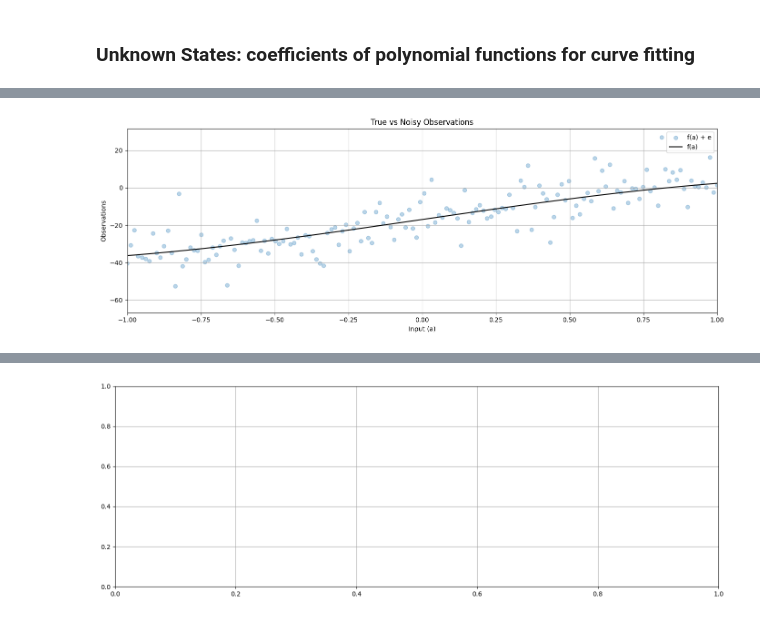
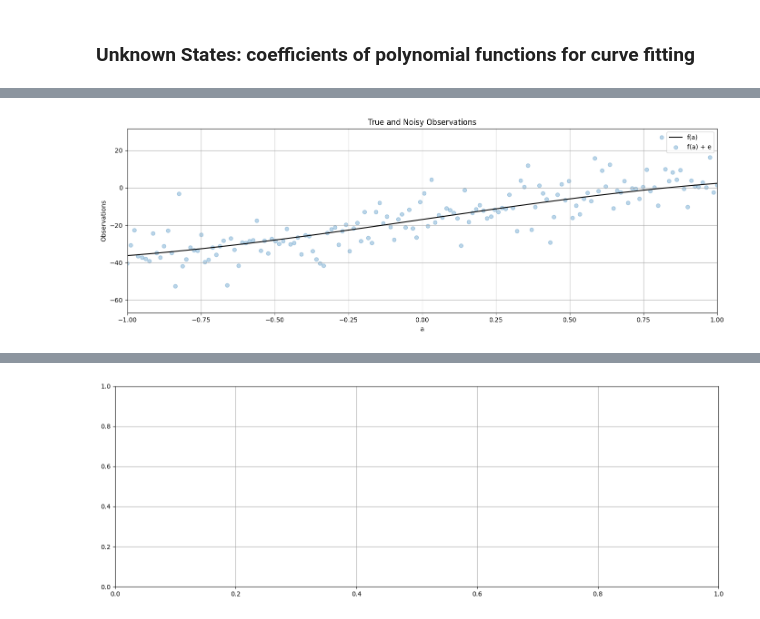
Before and after one commit to AshwiniANair/engg680_2024_fall, a Jupyter notebook: LabAssignment2/Assignment2.ipynb, the cells around one changed output, grey strips where cells are left out. Drawn from its saved outputs; the diff is of its cells as text; code cells hidden in the pictures.

```diff
--- a/LabAssignment2/Assignment2.ipynb
+++ b/LabAssignment2/Assignment2.ipynb
@@ -68,44 +76,34 @@ a = np.linspace(start, end, n)
 # %%
 # step 4
 # use the matplotlib to plot the true and noisy observations together in one single figure
 # use scatter for noisy observation plotting
 # for the true observation, label it as "f(a)"" and set color as 'k'
 # for the noisy observation scatter plot, label it as "f(a) + e", set color as 'tab:blue', set marker as 'o' and set alpha as 0.3
 # include proper axis labels, legend and title
 # scale the range of x-axis to be -1 to 1
 # keep this format for the rest of the plots in this lab assignment
 # (2 marks)
 
+# Create a figure for plotting
 fig, ax = plt.subplots(nrows=1, ncols=1, figsize=(14, 5))
-
-# Scatter plot for noisy observation
-ax.scatter(a, l, label="f(a) + e", color='tab:blue', marker='o', alpha=0.3)
-
-# Line plot for true observations
-ax.plot(a, l_true, label="f(a)", color='k')
-# Set axis labels
-ax.set_xlabel('Input (a)')
+# Plot true observations (f(a)) with a solid line and noisy observations with scatter
+ax.plot(a, true_observations, label='f(a)', color='k')
+ax.scatter(a, noisy_observations, label='f(a) + e', color='tab:blue', marker='o', alpha=0.3)
+# Set axis labels, title, and legend
+ax.set_xlabel('a')
 ax.set_ylabel('Observations')
-
-# Set title
-ax.set_title('True vs Noisy Observations')
-
-# Add legend
+ax.set_title('True and Noisy Observations')
 ax.legend()
-
-# Set grid
+# Set x-axis range to be -1 to 1
+ax.set_xlim(-1, 1)
+# Add grid lines
 ax.grid(True, which='both', ls='-', color='0.65')
-
-# Scale the range of the x-axis to be -1 to 1
-ax.set_xlim([-1, 1])
-
-# Adjust layout
+# Adjust layout to make it neat
 fig.tight_layout()
-
-# Show plot
+# Show the plot
 plt.show()
 # %% [output]
-[figure, old version]
+[figure, new version]
 # %%
 # step 5
 # define a curve fitting function named fit_polynomial_curve
```
Also changed, not shown: parts of 7 cells of this notebook.
